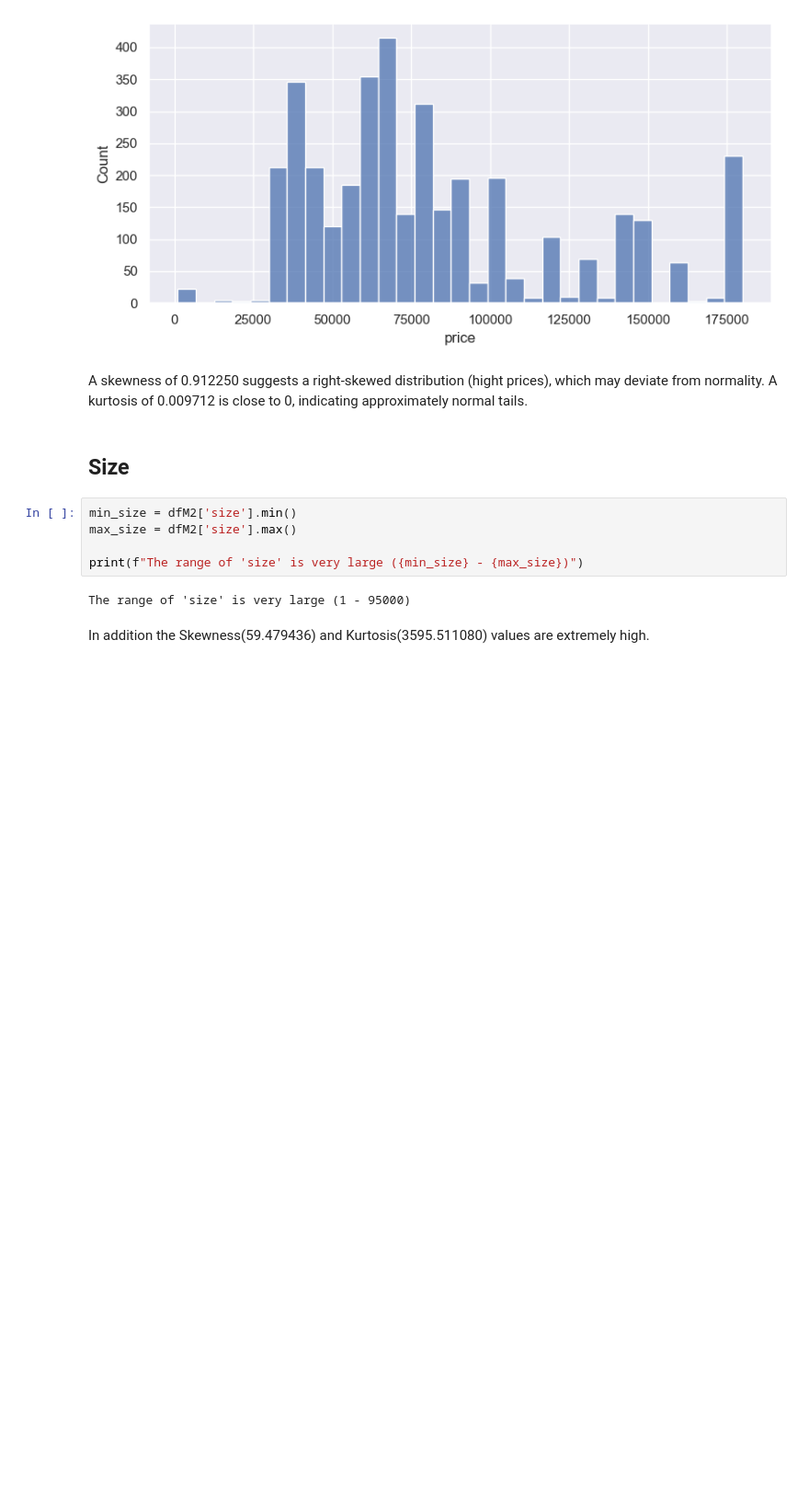
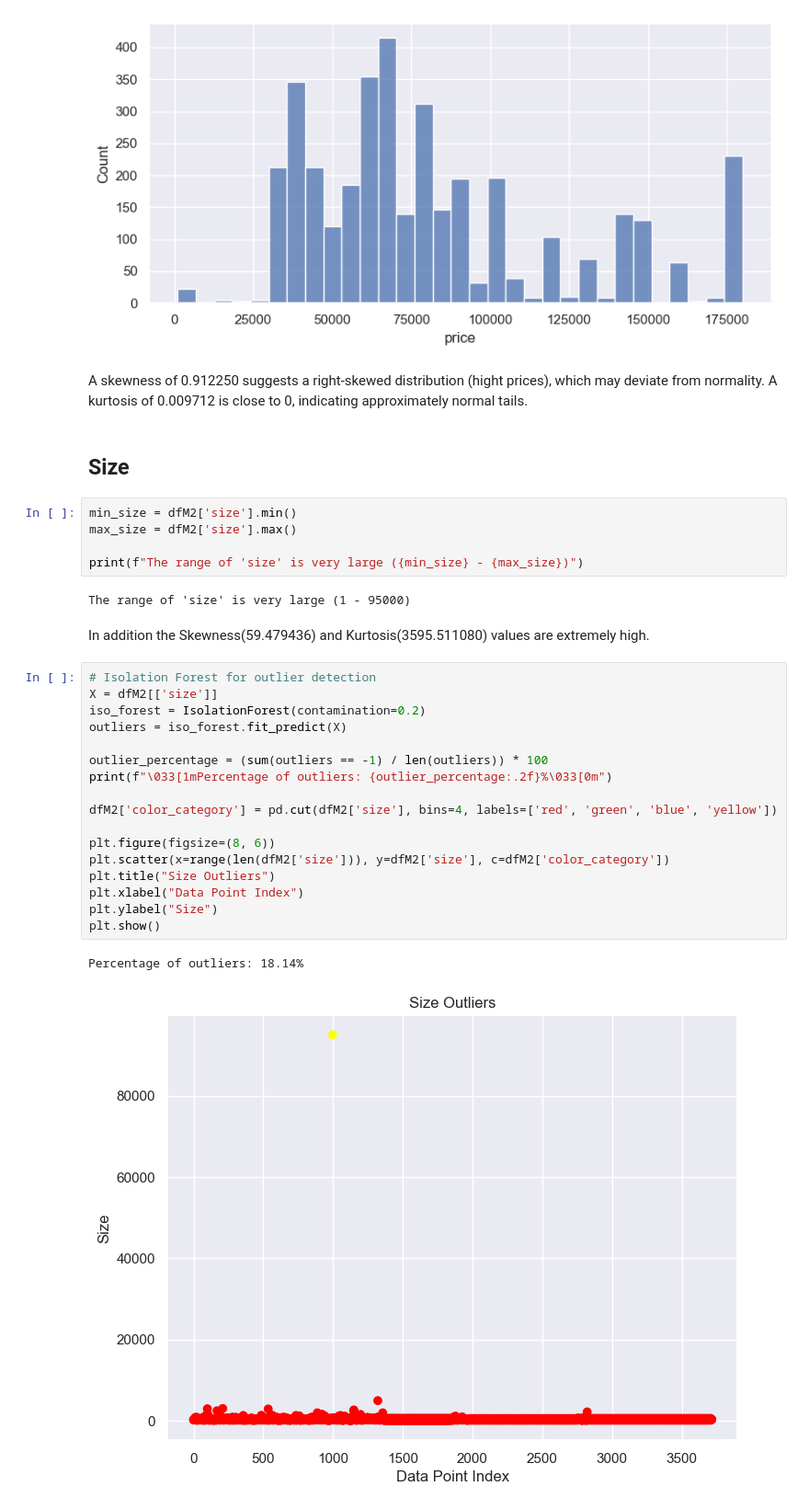
Before and after one commit to ChedvaWiener/airbnb, a Jupyter notebook: housePrice.ipynb, the cells around one changed output. Shown at 92% size. Drawn from its saved outputs; the diff is of its cells as text; blank space fills up the shorter version.

```diff
--- a/housePrice.ipynb
+++ b/housePrice.ipynb
@@ -491,3 +564,23 @@ print(f"The range of 'size' is very large ({min_size} - {max_size})")
 The range of 'size' is very large (1 - 95000)
 # %% [markdown]
 In addition  the Skewness(59.479436) and Kurtosis(3595.511080) values are extremely high.
+# %%
+# Isolation Forest for outlier detection
+X = dfM2[['size']]
+iso_forest = IsolationForest(contamination=0.2)
+outliers = iso_forest.fit_predict(X)
+
+outlier_percentage = (sum(outliers == -1) / len(outliers)) * 100
+print(f"\033[1mPercentage of outliers: {outlier_percentage:.2f}%\033[0m")
+
+dfM2['color_category'] = pd.cut(dfM2['size'], bins=4, labels=['red', 'green', 'blue', 'yellow'])
+
+plt.figure(figsize=(8, 6))
+plt.scatter(x=range(len(dfM2['size'])), y=dfM2['size'], c=dfM2['color_category'])
+plt.title("Size Outliers")
+plt.xlabel("Data Point Index")
+plt.ylabel("Size")
+plt.show()
+# %% [output]
+Percentage of outliers: 18.14%
+[figure, added]
```
Also changed, not shown: parts of 42 cells of this notebook.
